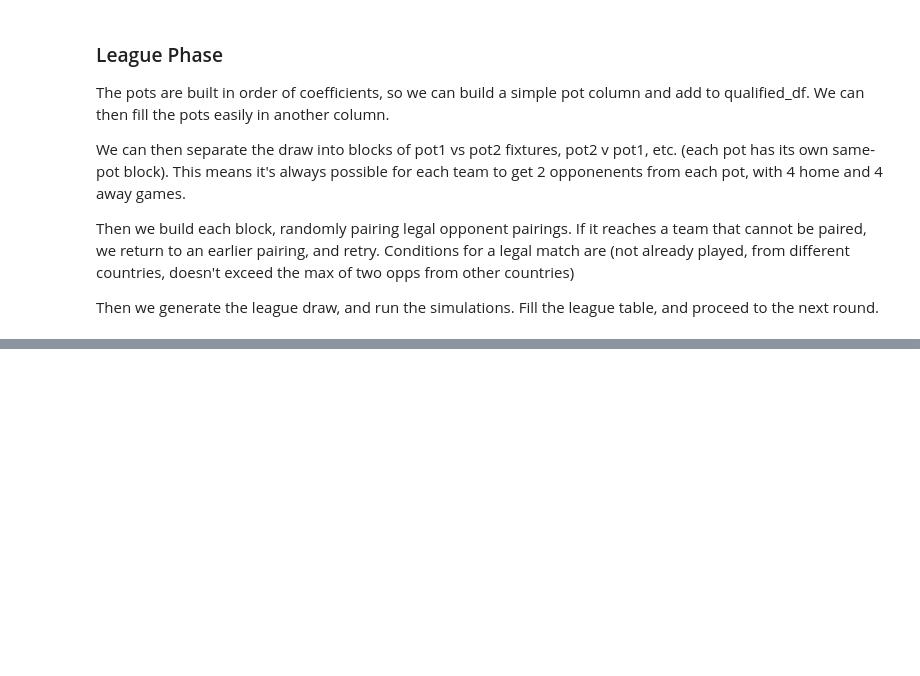
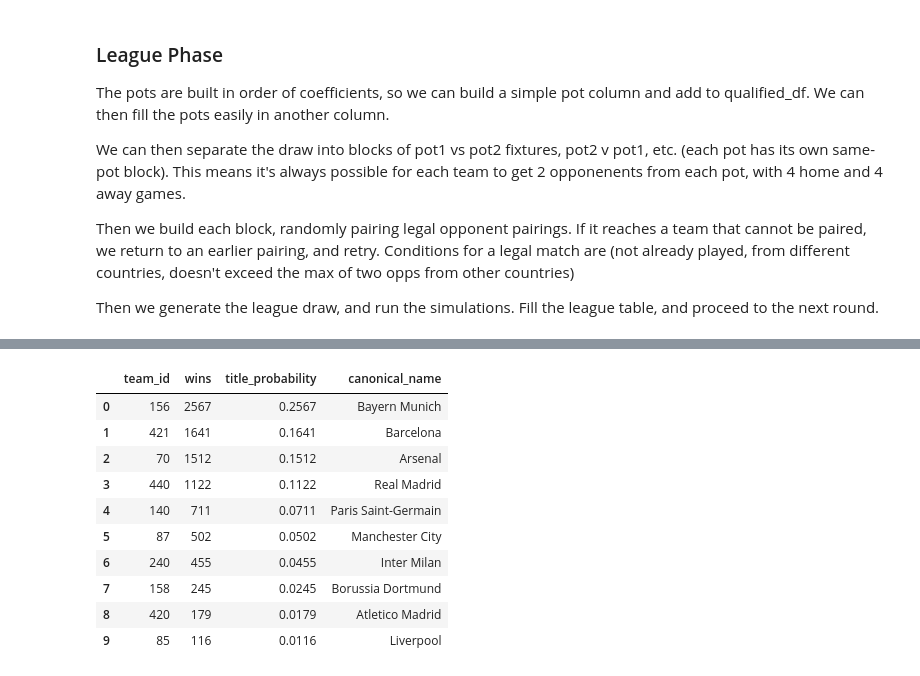
Before and after one commit to rohanhs568/UCL-MU-Predictor, a Jupyter notebook: notebooks/03_cl_simulations.ipynb, the cells around one changed output, grey strips where cells are left out. Cells and saved outputs as stored; diff of their text form; code cells hidden in the pictures; blank space fills up the shorter version.

Commit message:
completed simulations, updated readme with results and a brief report

```diff
--- a/notebooks/03_cl_simulations.ipynb
+++ b/notebooks/03_cl_simulations.ipynb
@@ -1444,0 +2219,17 @@ def validate_draw(league_teams_df, fixtures_df):
+# %%
+# 10,000 simulation test
+
+n_simulations = 10_000
+
+winners = []
+
+for i in range(n_simulations):
+
+    winner = simulate_tournament()
+
+    winners.append(winner)
+
+    if (i + 1) % 1000 == 0:
+        print("simulations:", i + 1)
+
+print("finished:", len(winners))
@@ -1444,0 +2248,33 @@ def validate_draw(league_teams_df, fixtures_df):
+# %%
+# inspect 10,000 simulation results
+
+results = pd.Series(winners).value_counts().reset_index()
+
+results.columns = [
+    "team_id",
+    "wins"
+]
+
+results["title_probability"] = (
+    results["wins"] / n_simulations
+)
+
+results = results.merge(
+    tournament_teams_df[
+        ["team_id", "canonical_name"]
+    ],
+    on="team_id",
+    how="left"
+)
+# %% [output]
+|  | team_id | wins | title_probability | canonical_name |
+| 0 | 156 | 2567 | 0.2567 | Bayern Munich |
+| 1 | 421 | 1641 | 0.1641 | Barcelona |
+| 2 | 70 | 1512 | 0.1512 | Arsenal |
+| 3 | 440 | 1122 | 0.1122 | Real Madrid |
+| 4 | 140 | 711 | 0.0711 | Paris Saint-Germain |
+| 5 | 87 | 502 | 0.0502 | Manchester City |
+| 6 | 240 | 455 | 0.0455 | Inter Milan |
+| 7 | 158 | 245 | 0.0245 | Borussia Dortmund |
+| 8 | 420 | 179 | 0.0179 | Atletico Madrid |
+| 9 | 85 | 116 | 0.0116 | Liverpool |
```
Also changed, not shown: parts of 37 cells of this notebook, 4 other files.
